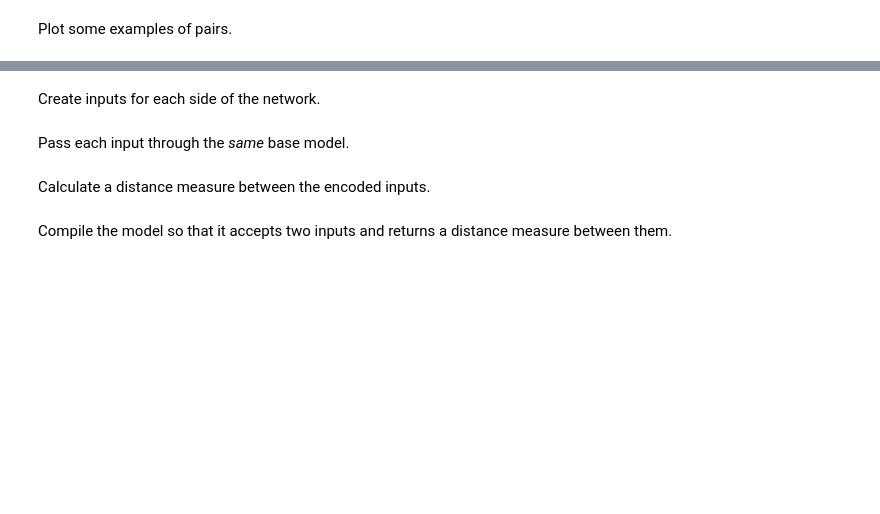
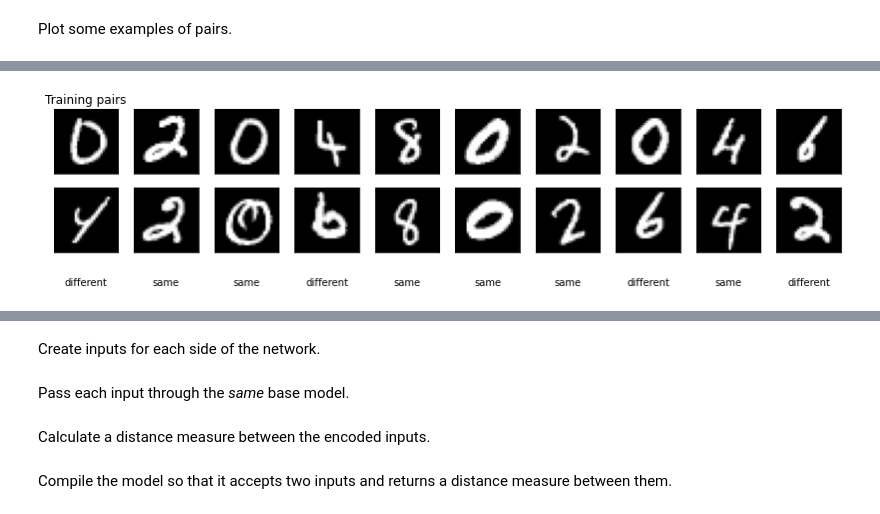
Before and after one commit to Engineero/couch_surfing, a Jupyter notebook: siamese_net.ipynb, the cells around one changed output, grey strips where cells are left out. Drawn from its saved outputs; the diff is of its cells as text; code cells hidden in the pictures; blank space fills up the shorter version.

```diff
--- a/siamese_net.ipynb
+++ b/siamese_net.ipynb
@@ -137,0 +170,4 @@ Define the network.
+# %%
+plot_pairs(te_pairs, te_y)
+# %% [output]
+[figure, added]
```
Also changed, not shown: parts of 26 cells of this notebook.
